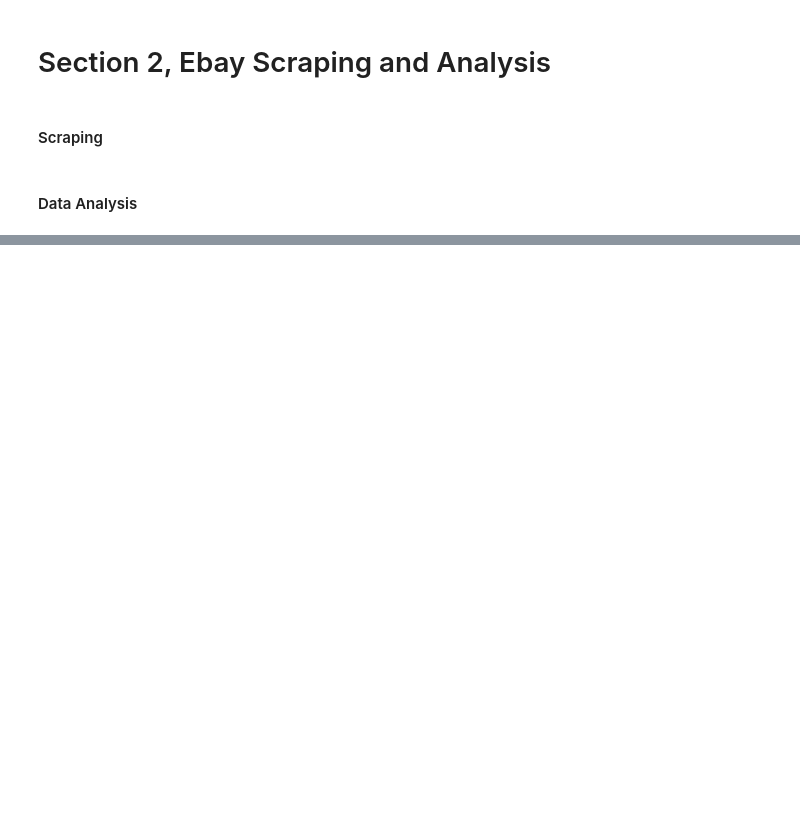
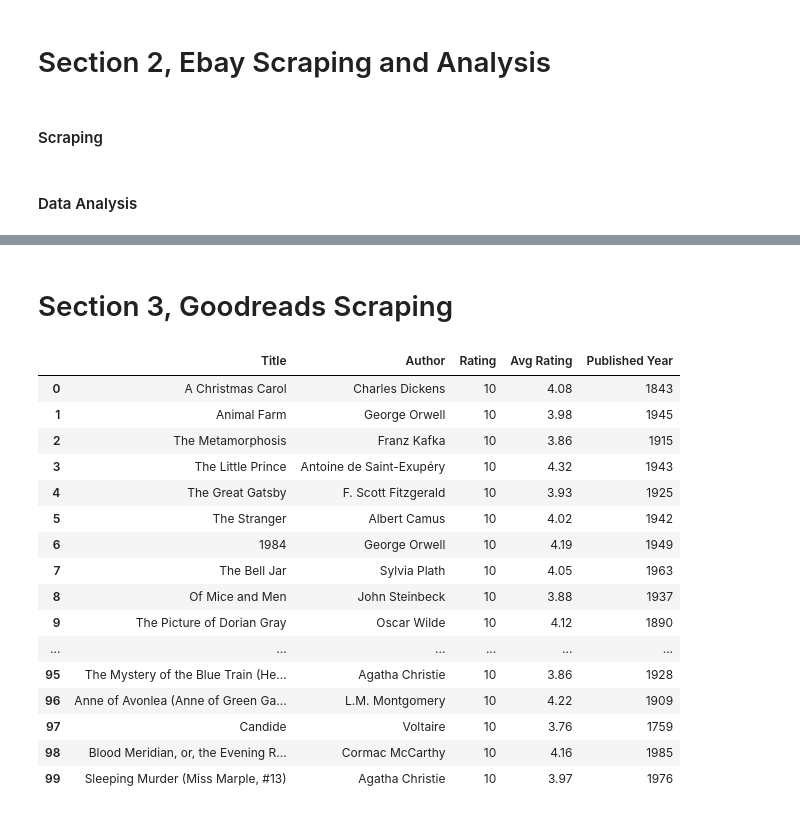
Before and after one commit to cellularphone/data-science, a Jupyter notebook: DataBook.ipynb, the cells around one changed output, grey strips where cells are left out. Cells and saved outputs as stored; diff of their text form; code cells hidden in the pictures; blank space fills up the shorter version.

Commit message:
new scrape script - goodreads

```diff
--- a/DataBook.ipynb
+++ b/DataBook.ipynb
@@ -338,3 +341,76 @@ top_sellers_chart.show()
 # %% [output]
 [interactive output not drawn]
 [interactive output not drawn]
+# %% [markdown]
+# Section 3, Goodreads Scraping
+# %%
+# Make a request to the URL
+url = "https://www.goodreads.com/genres/most_read/classics"
+headers = {
+    "User-Agent": "Mozilla/5.0 (Windows NT 10.0; Win64; x64) AppleWebKit/537.36 (KHTML, like Gecko) Chrome/94.0.4606.81 Safari/537.36"
+}
+response = requests.get(url, headers=headers)
+
+# Parse the HTML content using BeautifulSoup
+soup = BeautifulSoup(response.content, 'html.parser')
+
+# Find all script tags
+script_tags = soup.find_all('script')
+
+# Define regular expressions to extract book information
+book_title_regex = re.compile(r'<h2><a class=\\"readable bookTitle\\" href=\\"([^\\]+)\\">([^<]+)<\\/a><\\/h2>')
+author_regex = re.compile(r'by <a class=\\"authorName\\" href=\\"/author/show/[^\\]+\\">([^<]+)<\\/a>')
+rating_regex = re.compile(r'staticStar p(\d+)')
+avg_rating_regex = re.compile(r'(\d+\.\d+) avg rating')
+published_year_regex = re.compile(r'published (\d{4})')
+
+# Initialize a list to store the extracted book information
+book_info = []
+
+# Iterate through script tags to find book information
+for script_tag in script_tags:
+    script_content = str(script_tag.string)  # Convert to string for regex matching
+
+    # Extract the book information using regular expressions
+    book_title_match = book_title_regex.search(script_content)
+    author_match = author_regex.search(script_content)
+    rating_match = rating_regex.search(script_content)
+    avg_rating_match = avg_rating_regex.search(script_content)
+    published_year_match = published_year_regex.search(script_content)
+
+    # Check if all information is found
+    if all([book_title_match, author_match, rating_match, avg_rating_match, published_year_match]):
+        # Store the extracted information in a dictionary
+        book = {
+            'Title': book_title_match.group(2),
+            'Author': author_match.group(1),
+            'Rating': rating_match.group(1),
+            'Avg Rating': avg_rating_match.group(1),
+            'Published Year': published_year_match.group(1)
+        }
+        # Append the dictionary to the book_info list
+        book_info.append(book)
+
+# Create a DataFrame with the extracted information
+df = pd.DataFrame(book_info)
+
+# Display the DataFrame
+df
+# %% [output]
+|  | Title | Author | Rating | Avg Rating | Published Year |
+| 0 | A Christmas Carol | Charles Dickens | 10 | 4.08 | 1843 |
+| 1 | Animal Farm | George Orwell | 10 | 3.98 | 1945 |
+| 2 | The Metamorphosis | Franz Kafka | 10 | 3.86 | 1915 |
+| 3 | The Little Prince | Antoine de Saint-Exupéry | 10 | 4.32 | 1943 |
+| 4 | The Great Gatsby | F. Scott Fitzgerald | 10 | 3.93 | 1925 |
+| 5 | The Stranger | Albert Camus | 10 | 4.02 | 1942 |
+| 6 | 1984 | George Orwell | 10 | 4.19 | 1949 |
+| 7 | The Bell Jar | Sylvia Plath | 10 | 4.05 | 1963 |
+| 8 | Of Mice and Men | John Steinbeck | 10 | 3.88 | 1937 |
+| 9 | The Picture of Dorian Gray | Oscar Wilde | 10 | 4.12 | 1890 |
+| ... | ... | ... | ... | ... | ... |
+| 95 | The Mystery of the Blue Train (He... | Agatha Christie | 10 | 3.86 | 1928 |
+| 96 | Anne of Avonlea (Anne of Green Ga... | L.M. Montgomery | 10 | 4.22 | 1909 |
+| 97 | Candide | Voltaire | 10 | 3.76 | 1759 |
+| 98 | Blood Meridian, or, the Evening R... | Cormac McCarthy | 10 | 4.16 | 1985 |
+| 99 | Sleeping Murder (Miss Marple, #13) | Agatha Christie | 10 | 3.97 | 1976 |
```
Also changed, not shown: parts of 4 cells of this notebook.
